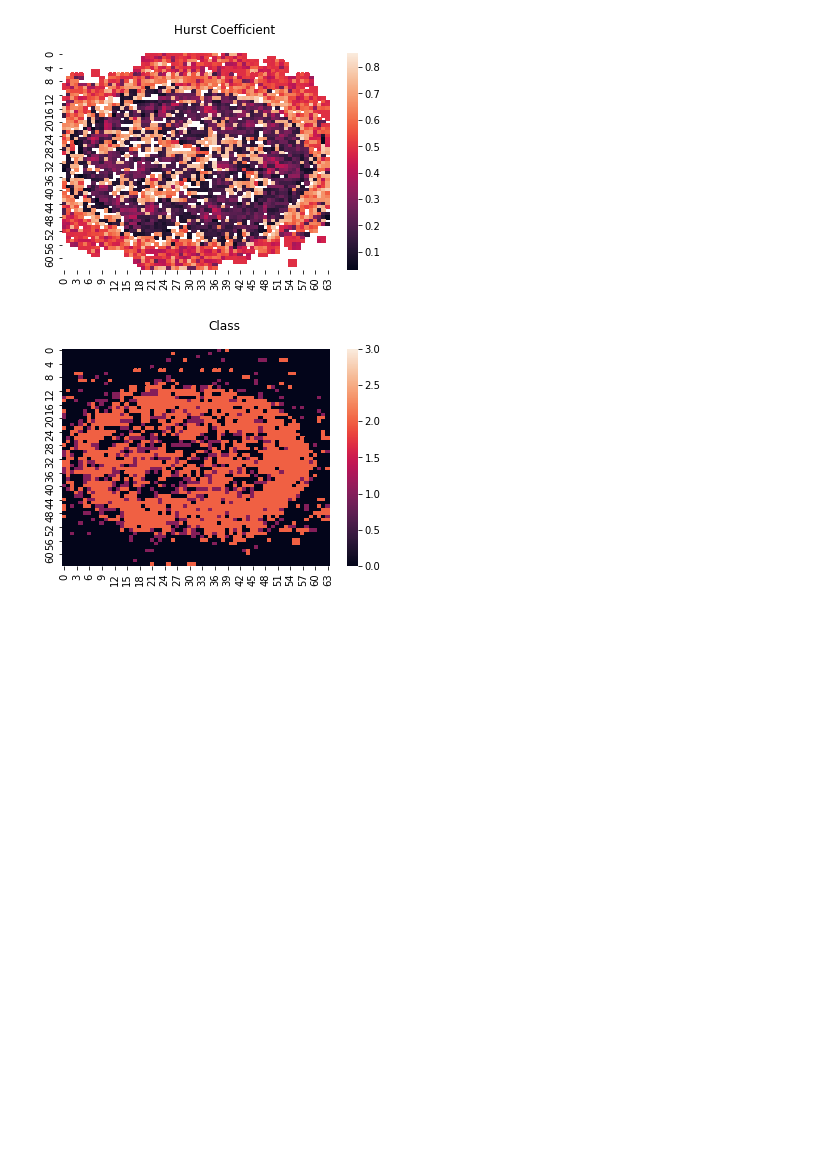
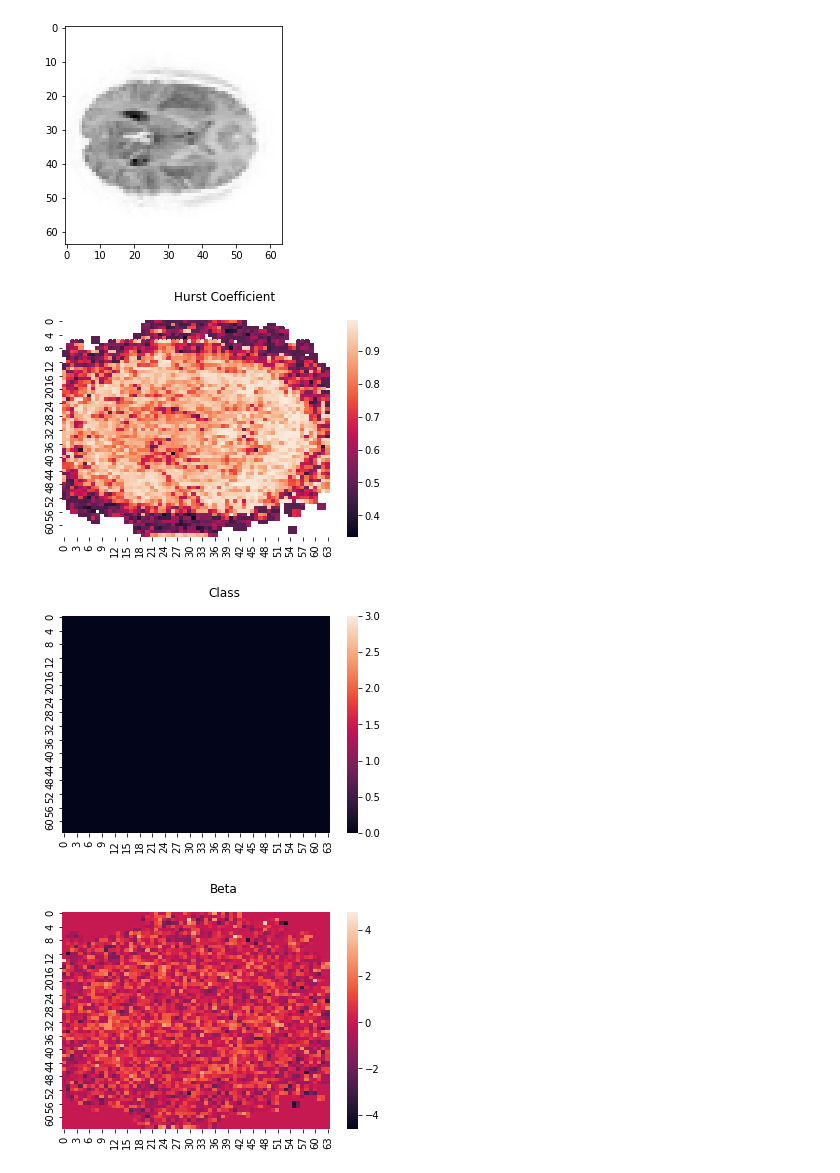
Before and after one commit to WeberLab/FractalDimension, a Jupyter notebook: Phys_Sig_Scripts_Multiprocessor.ipynb, the cells around one changed output. Cells and saved outputs as stored; diff of their text form; code cells hidden in the pictures; blank space fills up the shorter version.

Commit message:
Updating output images/files, added script that only includes fGn signals

```diff
--- a/Phys_Sig_Scripts_Multiprocessor.ipynb
+++ b/Phys_Sig_Scripts_Multiprocessor.ipynb
@@ -7,19 +7,19 @@ import nibabel as nib
 import numpy as np
 import seaborn as sns
 import matplotlib.pyplot as plt
-from ipynb.fs.defs.Fractool_Current_Adjustments import FracTool
+from ipynb.fs.defs.FracTool_Current_2 import FracTool
 
 #load sample slice and convert to np array
-#example_slice = 'SCI_Pilot_08/SCI_Pilot_08_fMRI_Slice.nii.gz'
-#slice_img = nib.load(example_slice, mmap=False)
-slice_img = nib.Nifti1Image.from_filename('SCI_Pilot_08/SCI_Pilot_08_fMRI_Slice.nii.gz')
+example_slice = 'SCI_Pilot_08/SCI_Pilot_08_fMRI_Slice.nii.gz'
+slice_img = nib.load(example_slice, mmap=False)
+#slice_img = nib.Nifti1Image.from_filename('SCI_Pilot_08/SCI_Pilot_08_fMRI_Slice.nii.gz')
 
 slice_array = slice_img.get_fdata()
 slice_sq = np.squeeze(slice_array)
 #images of slice:
 #imgplot = plt.imshow(slice_sq[:,:,1])
-#imgplot = plt.imshow(slice_sq[:,:,1],cmap='Greys',  interpolation='nearest')
-#plt.show()
+imgplot = plt.imshow(slice_sq[:,:,1],cmap='Greys',  interpolation='nearest')
+plt.show()
 
 [N1,N2,N3] = slice_sq.shape
 row = np.arange(0,N1)
@@ -37,35 +37,46 @@ def FracTool_voxel(i, j):
 
 #multiprocessing for loop
 num_cores = multiprocessing.cpu_count()
 output = Parallel(n_jobs=num_cores)(delayed(FracTool_voxel)(i,j) for i in row for j in column)
 #output is j*i length list of result (2 values in each result)
 
 output = np.array(output) #convert output into numpy array
 output = output.astype(np.float64) #convert type object list elements to type float
 
 Class_matrix = output[:,0] #first column of result output array of result is class
 
 Hurst_matrix = output[:,1] #second column of result output array of result is Hurst
+Beta_matrix = output[:,2]
 
 #generate heat maps
 Hurst_matrix = Hurst_matrix.reshape(N1,N2)
 np.savetxt('Hurst_matrix.txt',Hurst_matrix,fmt='%.2f')
 Hurst_map = sns.heatmap(Hurst_matrix)
 Hurst_fig = Hurst_map.get_figure()
 Hurst_fig.suptitle('Hurst Coefficient')
 Hurst_fig.savefig('Hurst_Heatmap.png')
 plt.show()
 
 Class_matrix = Class_matrix.reshape(N1,N2)
 np.savetxt('Class_matrix.txt',Class_matrix,fmt='%.2f')
 Class_map = sns.heatmap(Class_matrix, vmin=0, vmax=3)
 Class_fig = Class_map.get_figure()
 Class_fig.suptitle('Class')
 Class_fig.savefig('Class_Heatmap.png')
 plt.show()
+
+Beta_matrix = Beta_matrix.reshape(N1,N2)
+np.savetxt('Beta_matrix.txt',Beta_matrix,fmt='%.2f')
+Beta_map = sns.heatmap(Beta_matrix)
+Beta_fig = Beta_map.get_figure()
+Beta_fig.suptitle('Beta')
+Beta_fig.savefig('Beta_Heatmap.png')
+plt.show()
 # %% [output]
-[figure, old version]
+[figure, new version]
-[figure, old version]
+[figure, new version]
+[figure, added]
+[figure, added]
 # %%
 #multiprocessor call to FracTool on long time series 3600 time points
 import multiprocessing
```
Also changed, not shown: parts of 1 cell of this notebook, 14 other files.
